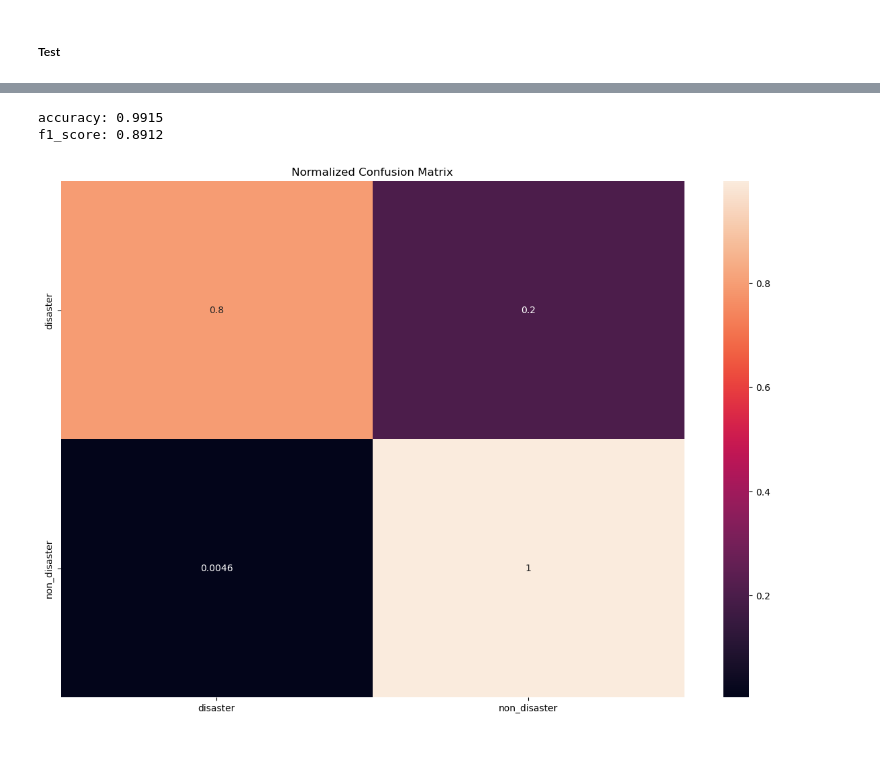
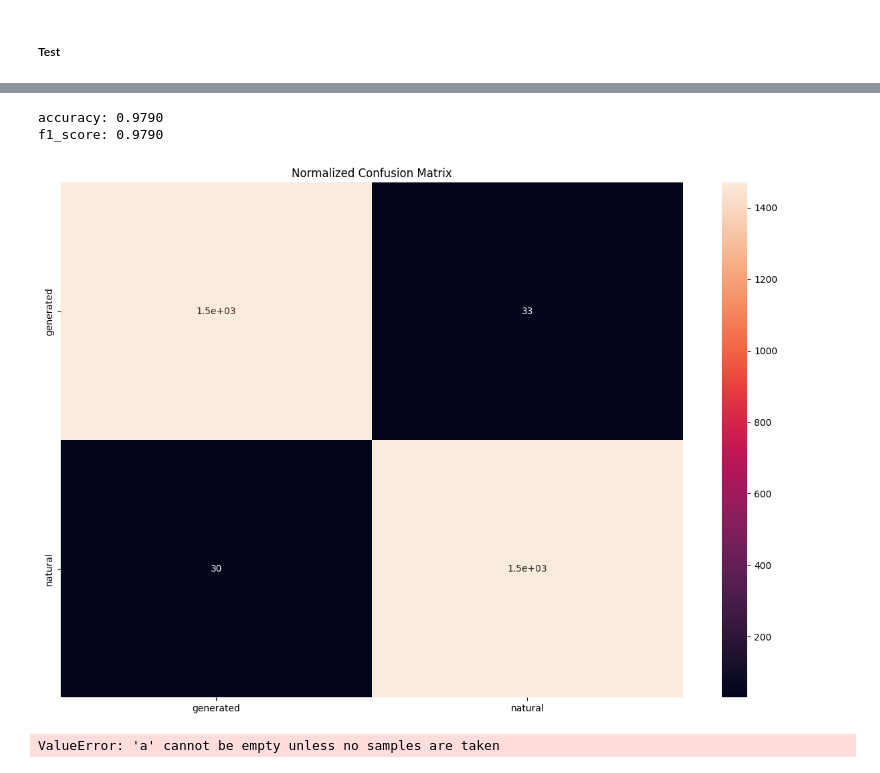
Before and after one commit to hojunking/generated_image_classifier, a Jupyter notebook: train.ipynb, the cells around one changed output, grey strips where cells are left out. Saved outputs shown, nothing was run; the diff lists cells and outputs as text; code cells hidden in the pictures.

Commit message:
Add train_test code

```diff
--- a/train.ipynb
+++ b/train.ipynb
@@ -33,7 +27,7 @@ print(torch.__version__)
 # %%
 CFG = {
     'seed': 42,
-    'model': 'inception_resnet_v2',
+    'model': 'resnet50',
     'img_size': 256,
     'epochs': 200,
     'train_bs':128,
@@ -144,7 +137,7 @@ train
 # %%
 time_now = dt.datetime.now()
 run_id = time_now.strftime("%Y%m%d%H%M")
-project_name = 'disaster_'+ 'icp_res'
+project_name = 'gen_'+ 'icp_res'
 user = 'hojunking'
 run_name = project_name + '_' + run_id
 # %%
@@ -417,8 +392,6 @@ if __name__ == '__main__':
     wandb.define_metric("Train-Valid Accuracy", step_metric="epoch")
 
     model_dir = CFG['model_path'] + '/{}'.format(run_name)
-    train_dir = train.dir.values
-    best_fold = 0
     best_f1 =0.0
     print('Model: {}'.format(CFG['model']))
     # MAKE MODEL DIR
@@ -429,11 +402,11 @@ if __name__ == '__main__':
     early_stopping = EarlyStopping(patience=CFG["patience"], verbose=True)
 
     # DATALOADER DEFINITION
-    train_loader, val_loader = prepare_dataloader(train, trn_idx, val_idx, data_root=train_dir)
+    train_loader, val_loader = prepare_dataloader(df_train, df_valid)
 
     # MODEL & DEVICE DEFINITION
     device = torch.device(CFG['device'])
-    model =baseModel(CFG['model'], train.label.nunique(), pretrained=True)
+    model =baseModel(CFG['model'], df_train.label.nunique(), pretrained=True)
 
     # MODEL FREEZING
     #model.freezing(freeze = CFG['freezing'], trainable_layer = CFG['trainable_layer'])
@@ -589,16 +535,19 @@ test
 # %%
-########################## inference #############################
 def inference(model, data_loader, device):
     model.eval()
     image_preds_all = []
 
-    pbar = tqdm(enumerate(data_loader), total=len(data_loader))
-    for step, (imgs) in pbar:
-        imgs = imgs.to(device).float()
+    pbar = tqdm(enumerate(data_loader), total=len(data_loader), desc="Inference Batches")
+    with torch.no_grad():  # No gradients needed for inference
+        for step, imgs in pbar:
+            imgs = imgs.to(device).float()
 
-        image_preds = model(imgs)   #output = model(input)
-        image_preds_all += [torch.softmax(image_preds, 1).detach().cpu().numpy()]
+            # Forward pass
+            image_preds = model(imgs)
+            # Apply softmax to calculate probabilities
+            image_preds_all.append(torch.softmax(image_preds, 1).detach().cpu().numpy())
 
+    # Concatenate all batch predictions
     image_preds_all = np.concatenate(image_preds_all, axis=0)
     return image_preds_all
 # %% [markdown]
@@ -670,26 +605,46 @@ test
 # %%
 import seaborn as sns
 
-test_acc = np.sum(test.label == test.pred) / len(test)
-test_matrix = confusion_matrix(test['label'], test['pred'])
-epoch_f1 = f1_score(test['label'], test['pred'], average='macro')
+test_acc = np.sum(df_test.label == df_test.pred) / len(df_test)
+test_matrix = confusion_matrix(df_test['label'], df_test['pred'])
+epoch_f1 = f1_score(df_test['label'], df_test['pred'], average='macro')
 print(f'accuracy: {test_acc:.4f}')
 print(f'f1_score: {epoch_f1:.4f}')
 
-test_matrix = confusion_matrix(test['label'], test['pred'], normalize='true')
-#test_matrix = confusion_matrix(test['label'], test['pred'])
+#test_matrix = confusion_matrix(df_test['label'], df_test['pred'], normalize='true')
+test_matrix = confusion_matrix(df_test['label'], df_test['pred'])
 
 plt.figure(figsize = (15,10))
 sns.heatmap(test_matrix,
             annot=True,
-            xticklabels = sorted(set(test['label'])),
-            yticklabels = sorted(set(test['label'])),
+            xticklabels = sorted(set(df_test['label'])),
+            yticklabels = sorted(set(df_test['label'])),
             )
 plt.title('Normalized Confusion Matrix')
 plt.show()
 
 #print(f'confusion_matrix \n-------------------------\n {test_matrix}')
 # %% [output]
-accuracy: 0.9915
-f1_score: 0.8912
+accuracy: 0.9790
+f1_score: 0.9790
-[figure, old version]
+[figure, new version]
+# %%
+from sklearn.metrics import confusion_matrix
+
+# Assuming df_test['true'] contains the true labels and df_test['pred'] contains the predicted labels
+true_labels = df_test['label'].values  # or however you have your true labels stored
+predicted_labels = df_test['pred'].values
+
+# Get confusion matrix
+cm = confusion_matrix(true_labels, predicted_labels)
+
+# Find indices of TN and FP
+TN_indices = np.where((predicted_labels == 0) & (true_labels == 0))[0]
+FP_indices = np.where((predicted_labels == 1) & (true_labels == 0))[0]
+
+# Select 5 random samples from each
+np.random.seed(42)  # for reproducibility
+sample_TN = np.random.choice(TN_indices, 5, replace=False)
+sample_FP = np.random.choice(FP_indices, 5, replace=False)
+# %% [output]
+ValueError: 'a' cannot be empty unless no samples are taken
```
Also changed, not shown: parts of 29 cells of this notebook, 3 other files.
